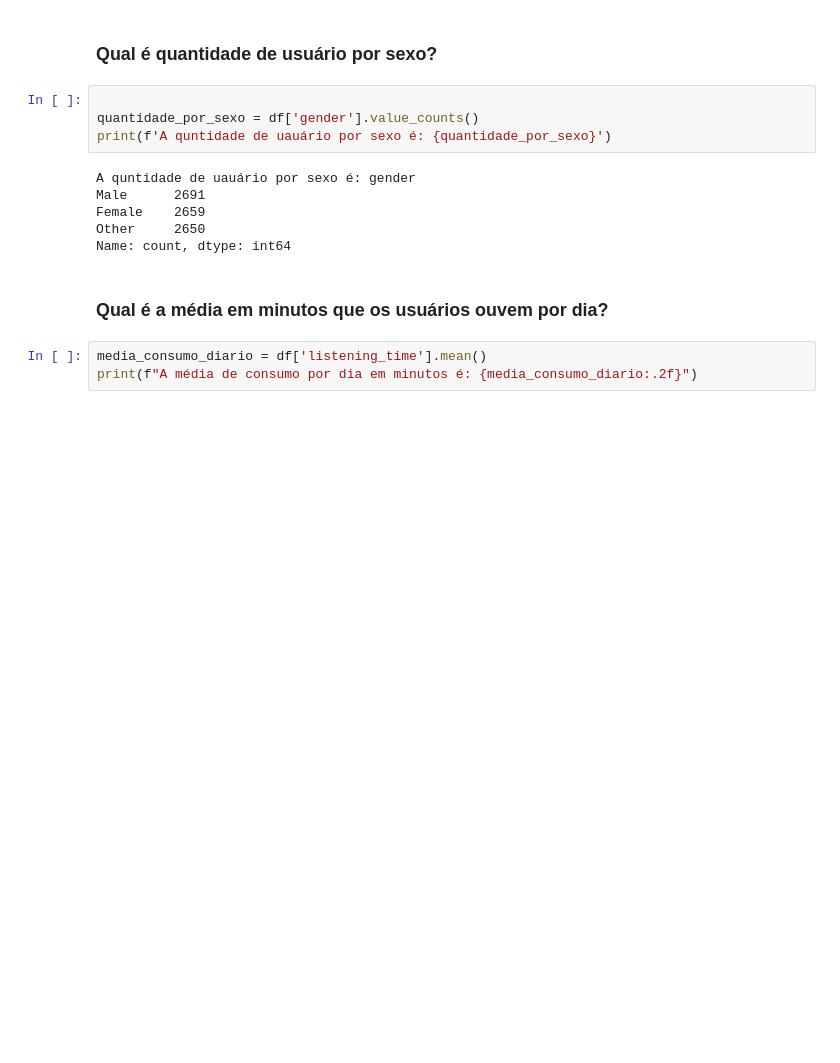
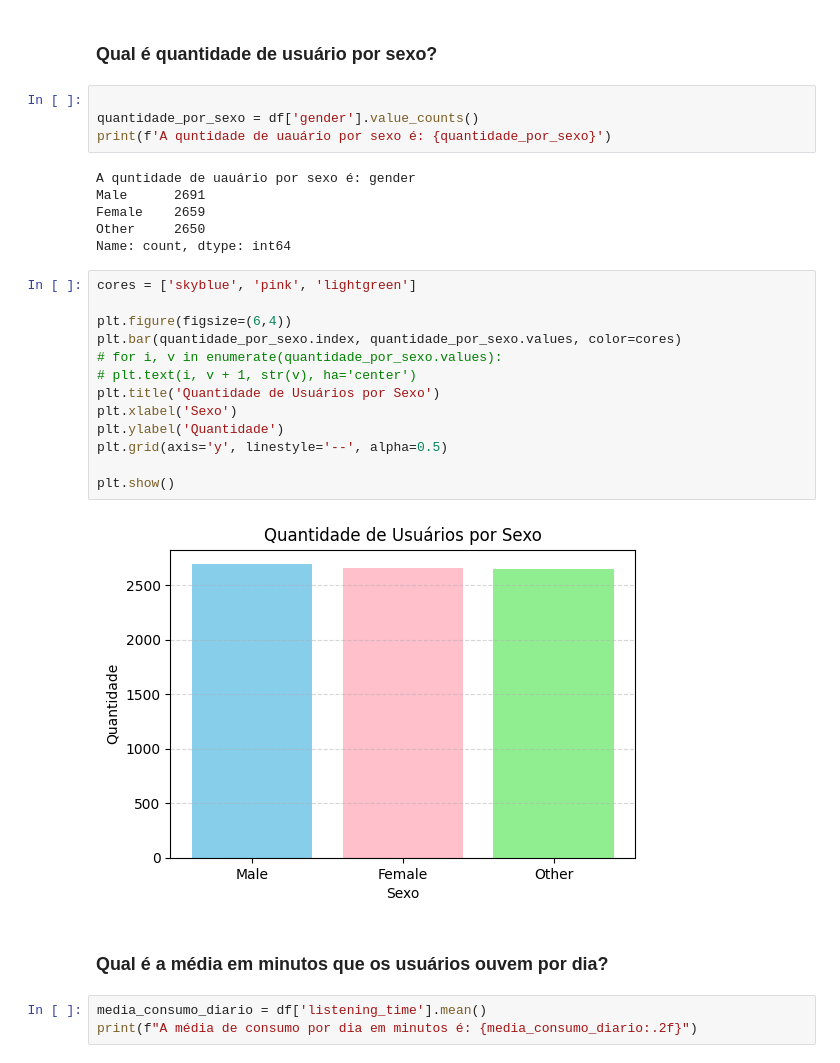
Before and after one commit to saralvra/A3---An-lise-de-Dados-e-Big-Data---2025, a Jupyter notebook: Spotify/trabalho_a3.ipynb, the cells around one changed output. Saved outputs shown, nothing was run; the diff lists cells and outputs as text; blank space fills up the shorter version.

```diff
--- a/Spotify/trabalho_a3.ipynb
+++ b/Spotify/trabalho_a3.ipynb
@@ -161,6 +74,21 @@ Male      2691
 Female    2659
 Other     2650
 Name: count, dtype: int64
+# %%
+cores = ['skyblue', 'pink', 'lightgreen']
+
+plt.figure(figsize=(6,4))
+plt.bar(quantidade_por_sexo.index, quantidade_por_sexo.values, color=cores)
+# for i, v in enumerate(quantidade_por_sexo.values):
+# plt.text(i, v + 1, str(v), ha='center')
+plt.title('Quantidade de Usuários por Sexo')
+plt.xlabel('Sexo')
+plt.ylabel('Quantidade')
+plt.grid(axis='y', linestyle='--', alpha=0.5)
+
+plt.show()
+# %% [output]
+[figure, added]
 # %% [markdown]
 ###  Qual é a média em minutos que os usuários ouvem por dia?
 # %%
```
Also changed, not shown: parts of 9 cells of this notebook, 2 other files.
